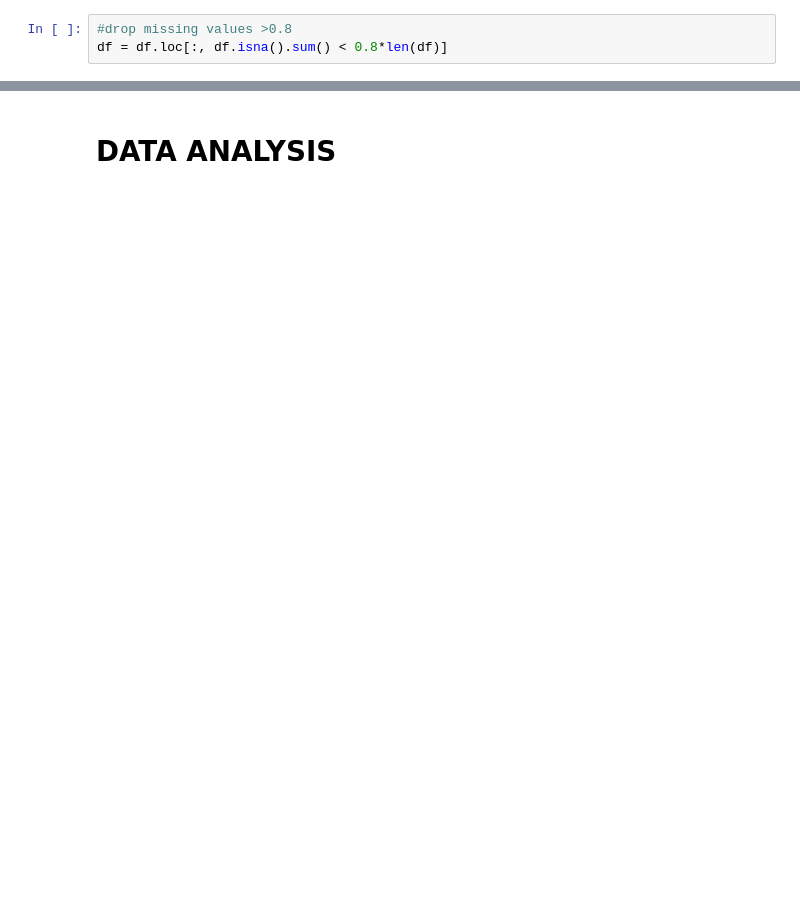
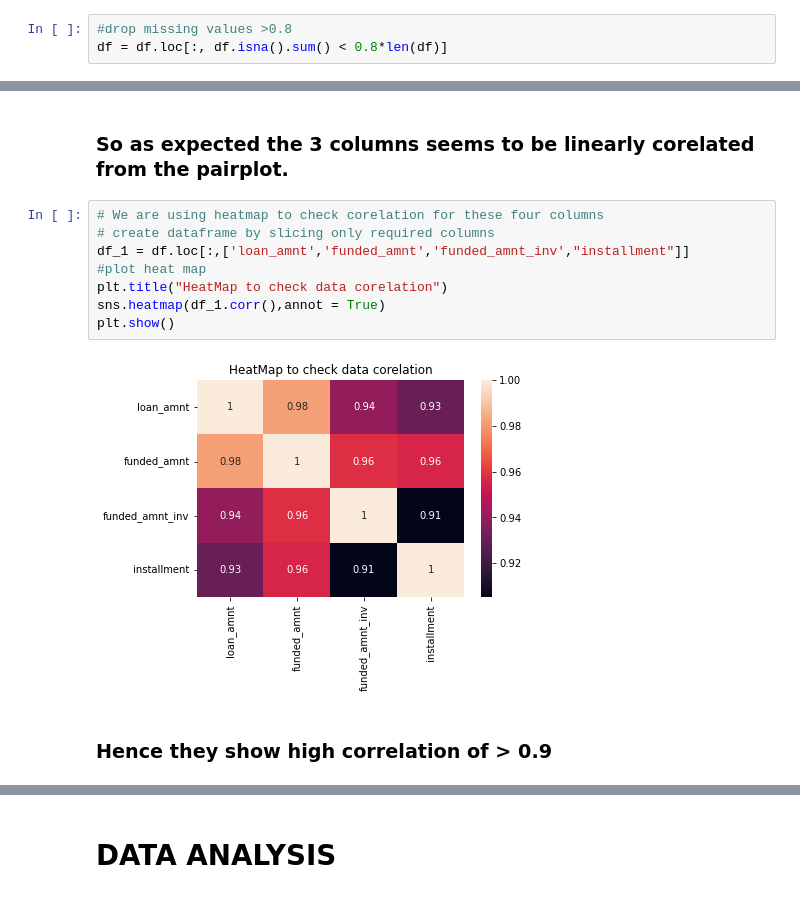
Before and after one commit to gokul-gopan-k/test-git, a Jupyter notebook: case-study-bivariate.ipynb, the cells around one changed output, grey strips where cells are left out. Drawn from its saved outputs; the diff is of its cells as text; blank space fills up the shorter version.

```diff
--- a/case-study-bivariate.ipynb
+++ b/case-study-bivariate.ipynb
@@ -241,0 +467,14 @@ Lets check for number of null values in each column.
+# %% [markdown]
+### So as expected the 3 columns seems to be linearly corelated from the pairplot.
+# %%
+# We are using heatmap to check corelation for these four columns
+# create dataframe by slicing only required columns
+df_1 = df.loc[:,['loan_amnt','funded_amnt','funded_amnt_inv',"installment"]]
+#plot heat map
+plt.title("HeatMap to check data corelation")
+sns.heatmap(df_1.corr(),annot = True)
+plt.show()
+# %% [output]
+[figure, added]
+# %% [markdown]
+### Hence they show high correlation of > 0.9
```
Also changed, not shown: parts of 506 cells of this notebook.
